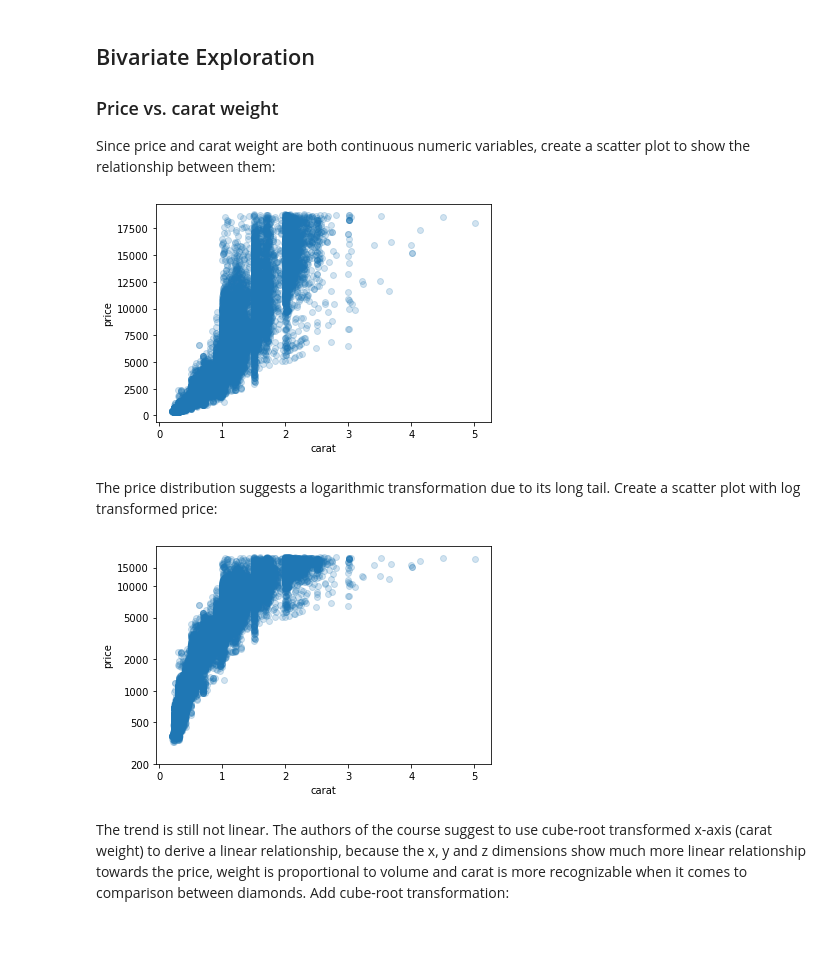
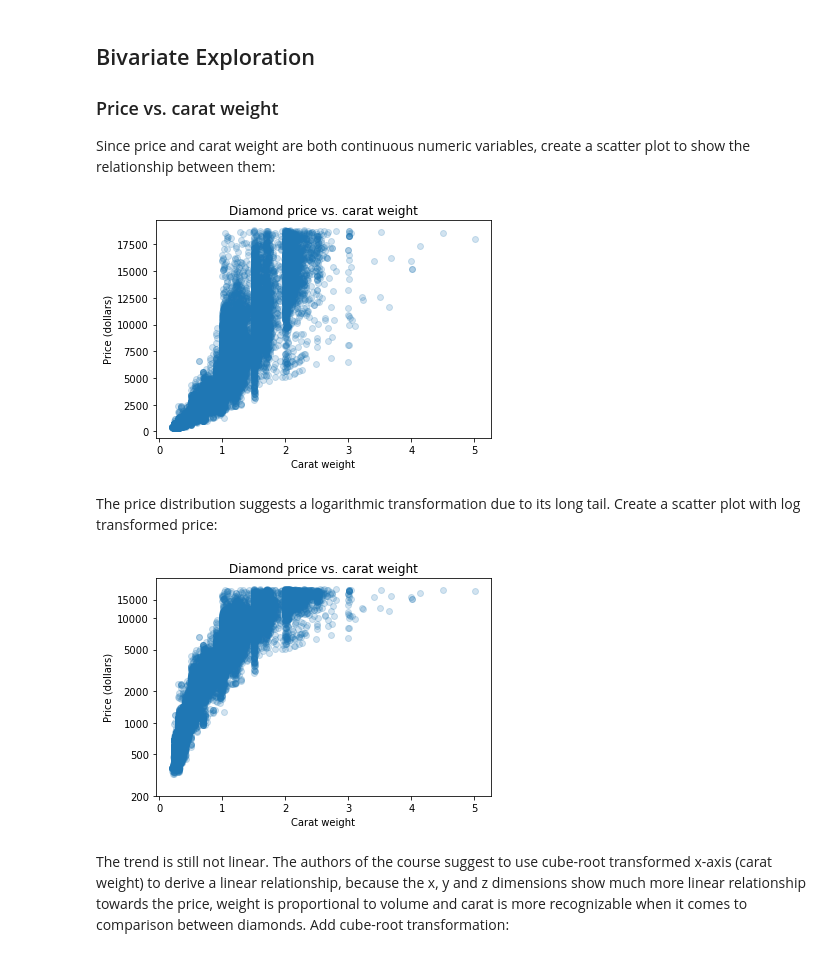
Before and after one commit to mcambalova/data-vis-case-study-diamonds, a Jupyter notebook: data-visualization-diamonds.ipynb, the cells around one changed output. Saved outputs shown, nothing was run; the diff lists cells and outputs as text; code cells hidden in the pictures.

Commit message:
feat: Polish bivariate data visualizations
Add titles, x- and y-axis labels to bivariate visualizations.

```diff
--- a/data-visualization-diamonds.ipynb
+++ b/data-visualization-diamonds.ipynb
@@ -329,9 +329,12 @@ Distribution of clarity is slightly right skewed. The most common grades are SI2
 Since price and carat weight are both continuous numeric variables, create a scatter plot to show the relationship between them:
 # %%
 # basic scatter plot of price vs. carat weight
-sb.regplot(diamonds['carat'], diamonds['price'], fit_reg=False, scatter_kws = {'alpha': 1/5});
+sb.regplot(diamonds['carat'], diamonds['price'], fit_reg=False, scatter_kws = {'alpha': 1/5})
+plt.title('Diamond price vs. carat weight')
+plt.xlabel('Carat weight')
+plt.ylabel('Price (dollars)');
 # %% [output]
-[figure, old version]
+[figure, new version]
 # %% [markdown]
 The price distribution suggests a logarithmic transformation due to its long tail. Create a scatter plot with log transformed price:
 # %%
@@ -345,9 +348,12 @@ def log_trans(x, inverse = False):
 # create scatter plot with log transformed price vs. carat weight
 sb.regplot(diamonds['carat'], diamonds['price'].apply(log_trans), fit_reg=False, scatter_kws = {'alpha': 1/5})
 tick_locs = [200, 500, 1000, 2000, 5000, 10000, 15000]
-plt.yticks(log_trans(tick_locs), tick_locs);
+plt.yticks(log_trans(tick_locs), tick_locs)
+plt.title('Diamond price vs. carat weight')
+plt.xlabel('Carat weight')
+plt.ylabel('Price (dollars)');
 # %% [output]
-[figure, old version]
+[figure, new version]
 # %% [markdown]
 The trend is still not linear. The authors of the course suggest to use cube-root transformed x-axis (carat weight) to derive a linear relationship, because the x, y and z dimensions show much more linear relationship towards the price, weight is proportional to volume and carat is more recognizable when it comes to comparison between diamonds. Add cube-root transformation:
 # %%
```
Also changed, not shown: parts of 7 cells of this notebook.
